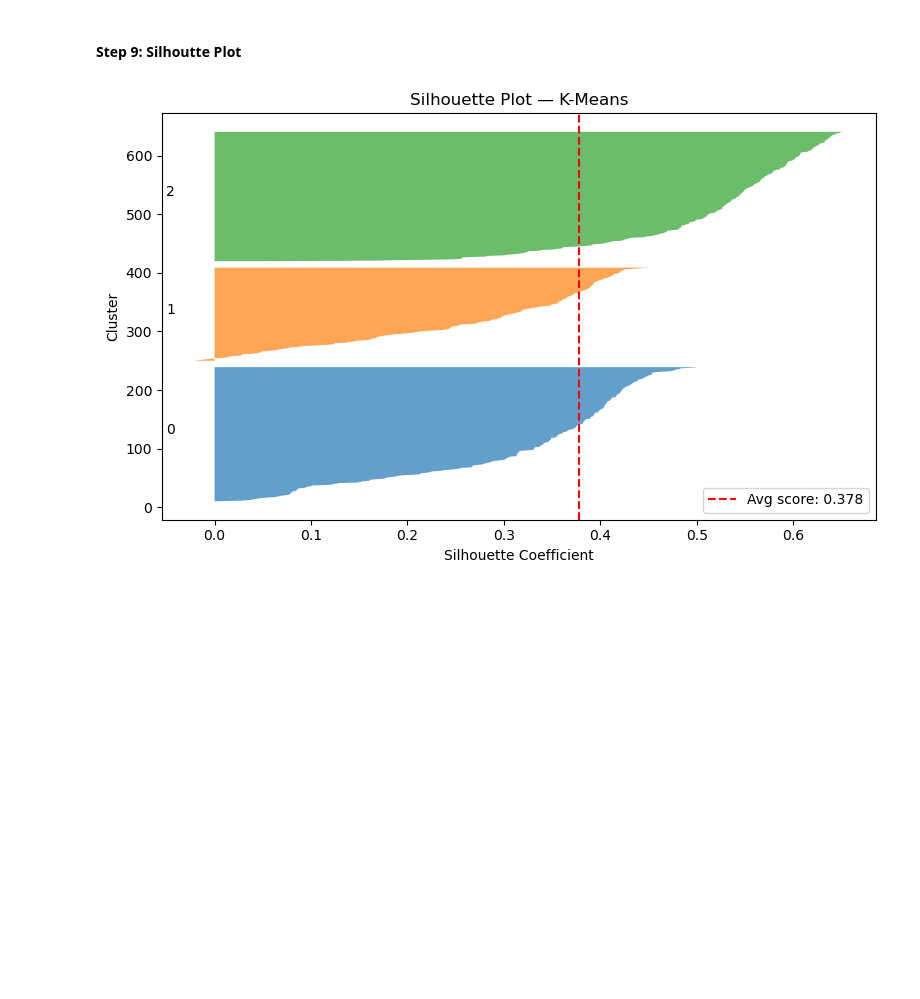
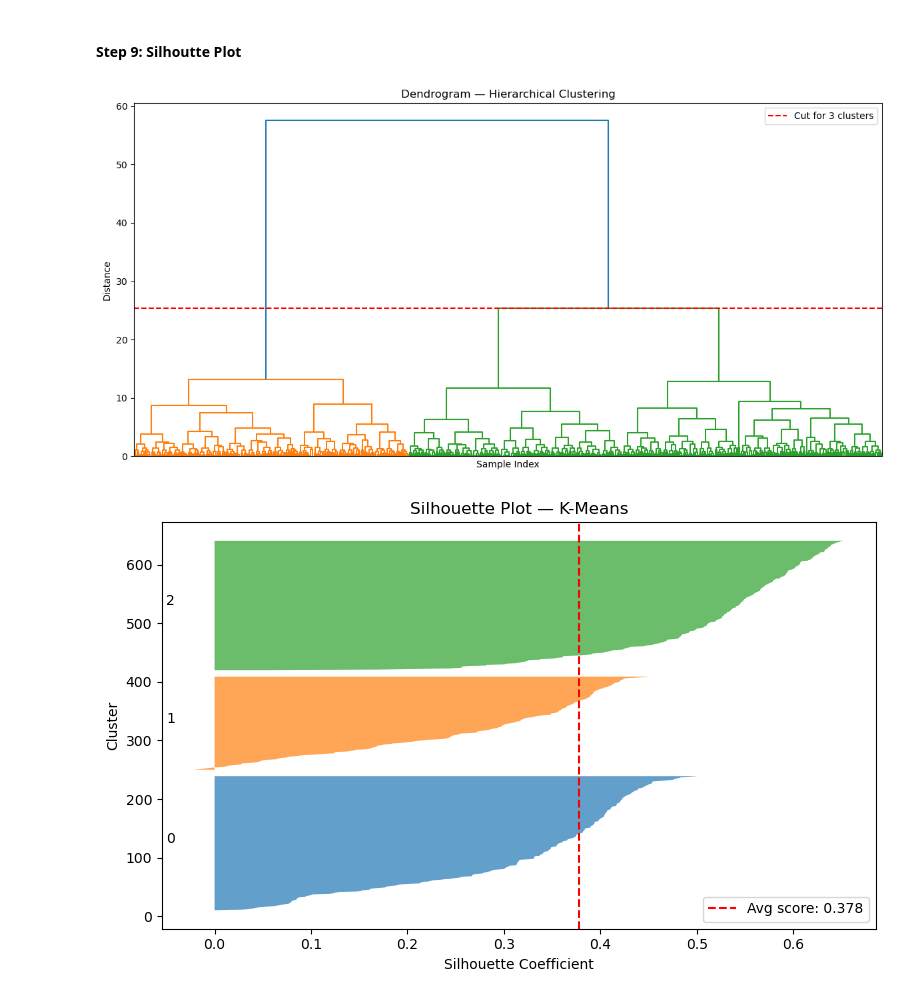
Before and after one commit to szerai/credit-card-clusting, a Jupyter notebook: credit_card_analysis.ipynb, the cells around one changed output. Cells and saved outputs as stored; diff of their text form; code cells hidden in the pictures; blank space fills up the shorter version.

Commit message:
diagram

```diff
--- a/credit_card_analysis.ipynb
+++ b/credit_card_analysis.ipynb
@@ -356,6 +357,24 @@ plt.show()
 [figure]
 # %% [markdown]
 #### Step 9: Silhoutte Plot
+# %%
+# Create linkage matrix for dendrogram
+linkage_matrix = linkage(X, method='ward')
+
+# Plot dendrogram
+plt.figure(figsize=(12, 6))
+dendrogram(linkage_matrix, no_labels=True)
+plt.title('Dendrogram — Hierarchical Clustering')
+plt.xlabel('Sample Index')
+plt.ylabel('Distance')
+plt.axhline(y=linkage_matrix[-optimal_k+1, 2],
+            c='red', linestyle='--',
+            label=f'Cut for {optimal_k} clusters')
+plt.legend()
+plt.tight_layout()
+plt.show()
+# %% [output]
+[figure, added]
 # %%
 # Per-sample silhouette coefficients for K-Means
 labels = df_clean["KMeans_Cluster"].values
```
Also changed, not shown: parts of 1 cell of this notebook, 1 other file.
